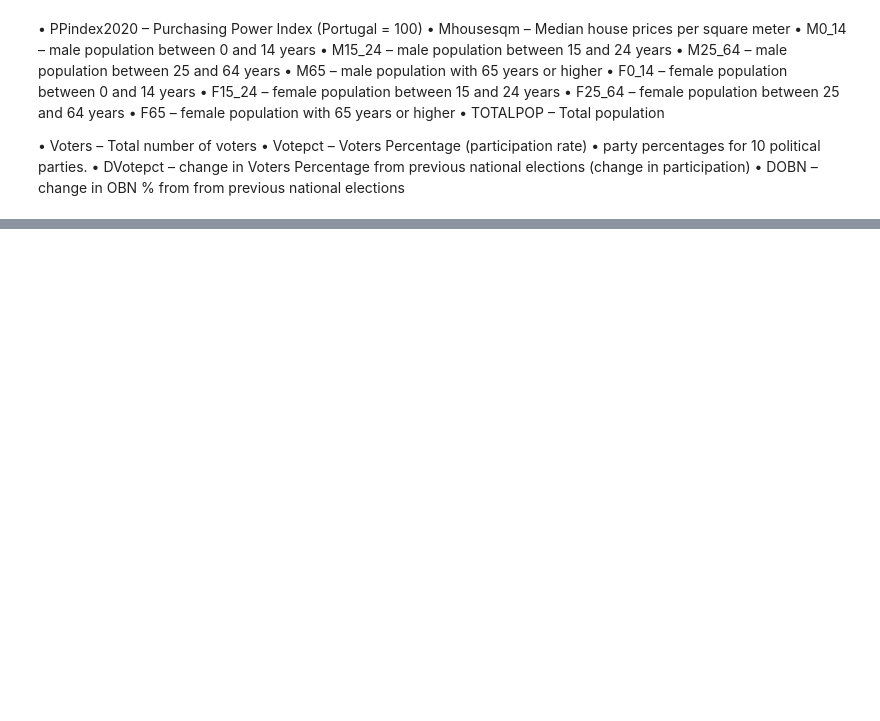
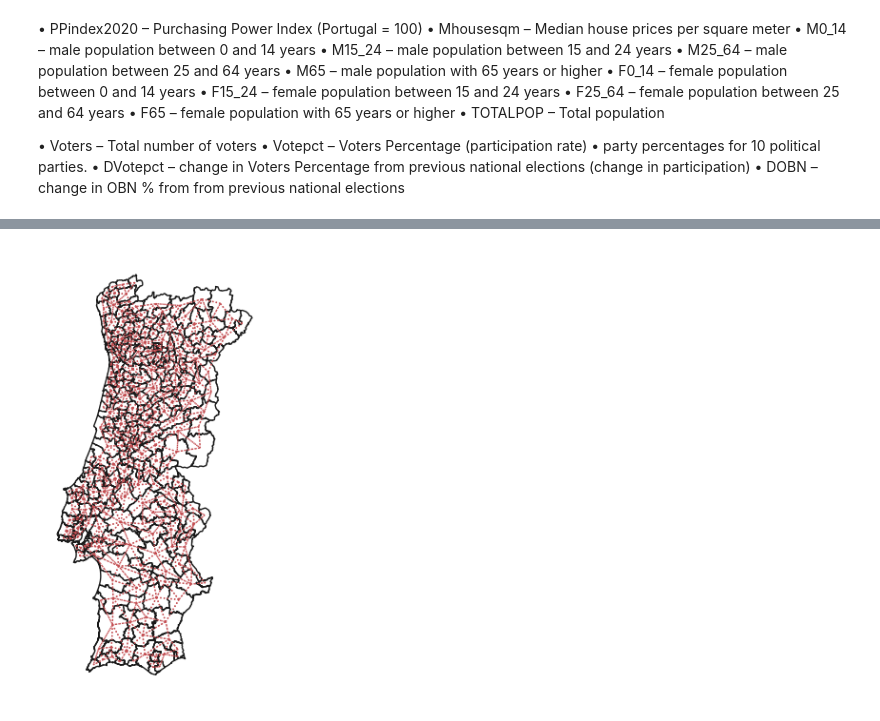
Before and after one commit to dhruv-pandit/ISEG_AEF, a Jupyter notebook: Spatial Econometrics/Spatial Econometrics 23/poli.ipynb, the cells around one changed output, grey strips where cells are left out. Saved outputs shown, nothing was run; the diff lists cells and outputs as text; code cells hidden in the pictures; blank space fills up the shorter version.

```diff
--- a/Spatial Econometrics/Spatial Econometrics 23/poli.ipynb
+++ b/Spatial Econometrics/Spatial Econometrics 23/poli.ipynb
@@ -225,0 +206,3 @@ plt.show()
+# %%
+w_q = weights.contiguity.Queen.from_dataframe(new_gdf)
+w_q.transform = 'R'
@@ -225,0 +276,20 @@ plt.show()
+# %%
+# Plot tract geography
+f, axs = plt.subplots(1, 2, figsize=(16, 9))
+for i in range(2):
+    ax = new_gdf.plot(
+        edgecolor="k", facecolor="w", ax=axs[i]
+    )
+    # Plot graph connections
+    w_q.plot(
+        new_gdf,
+        ax=axs[i],
+        edge_kws=dict(color="r", linestyle=":", linewidth=1),
+        node_kws=dict(marker=""),
+    )
+    # Remove the axis
+    axs[i].set_axis_off()
+axs[1].axis([-13040000, -13020000, 3850000, 3860000])
+plt.show()
+# %% [output]
+[figure, added]
```
Also changed, not shown: parts of 30 cells of this notebook, 18 other files.
